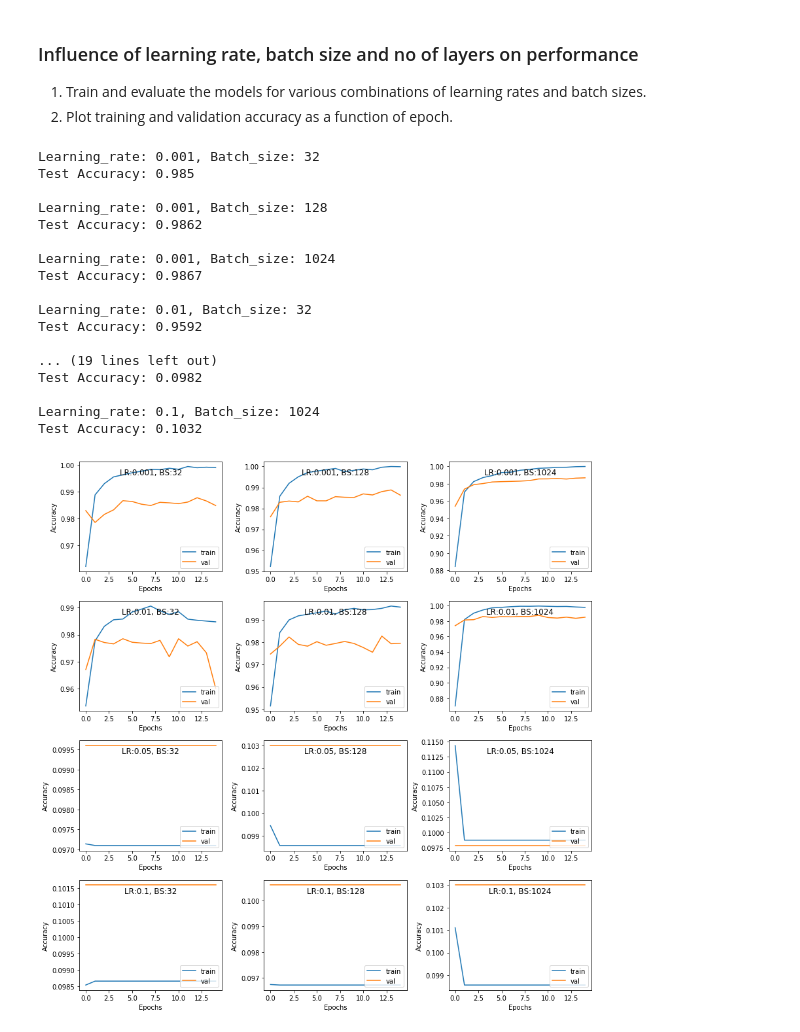
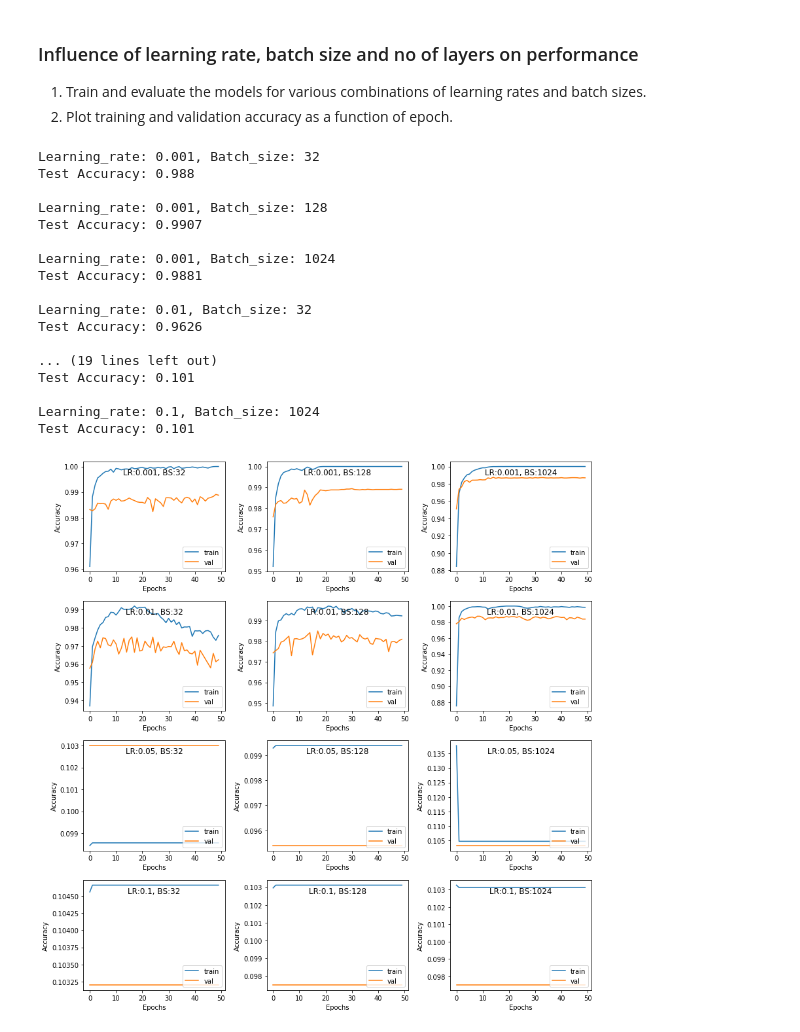
Before and after one commit to rashmi0888/Deep-Learning, a Jupyter notebook: CNN/CNN_MNIST.ipynb, the cells around one changed output. Drawn from its saved outputs; the diff is of its cells as text; code cells hidden in the pictures.

```diff
--- a/CNN/CNN_MNIST.ipynb
+++ b/CNN/CNN_MNIST.ipynb
@@ -138,8 +136,7 @@ def build_model_2(learning_rate):
 # %%
  def fit_and_evaluate_model(model, learning_rate, batch_size, epochs):
     # Fit model
-    history = model.fit(X_train, Y_train, batch_size=batch_size, epochs=epochs, verbose=0, validation_split=0.16666,
-                        shuffle=True)
+    history = model.fit(X_train, Y_train, batch_size=batch_size, epochs=epochs, verbose=0, validation_split=0.16666, shuffle=True)
 
     # Evaluate model
     score = model.evaluate(X_test, Y_test, verbose=0)
@@ -160,35 +157,35 @@ def build_model_2(learning_rate):
 # %%
 # For l layer CNN
 learning_rate = [0.001, 0.01, 0.05, 0.1]
 batch_size = [32, 128, 1024]
 grid = list(itertools.product(learning_rate, batch_size))
 plt.figure(figsize=(12, 12))
 for params in grid:
   print("\nLearning_rate: {}, Batch_size: {}".format(params[0], params[1]))
   plt.subplot(4, 3, grid.index(params) + 1)
   model1 = build_model_1(params[0])
-  fit_and_evaluate_model(model1, params[0], params[1], epochs = 15)
+  fit_and_evaluate_model(model1, params[0], params[1], epochs = 50)
 plt.tight_layout()
 plt.show()
 # %% [output]
 Learning_rate: 0.001, Batch_size: 32
-Test Accuracy: 0.985
+Test Accuracy: 0.988
 
 Learning_rate: 0.001, Batch_size: 128
-Test Accuracy: 0.9862
+Test Accuracy: 0.9907
 
 Learning_rate: 0.001, Batch_size: 1024
-Test Accuracy: 0.9867
+Test Accuracy: 0.9881
 
 Learning_rate: 0.01, Batch_size: 32
-Test Accuracy: 0.9592
+Test Accuracy: 0.9626
 
 ... (19 lines left out)
-Test Accuracy: 0.0982
+Test Accuracy: 0.101
 
 Learning_rate: 0.1, Batch_size: 1024
-Test Accuracy: 0.1032
+Test Accuracy: 0.101
-[figure, old version]
+[figure, new version]
 # %%
 # For 2 layer CNN
 learning_rate = [0.001, 0.01, 0.05, 0.1]
```
Also changed, not shown: parts of 4 cells of this notebook.
